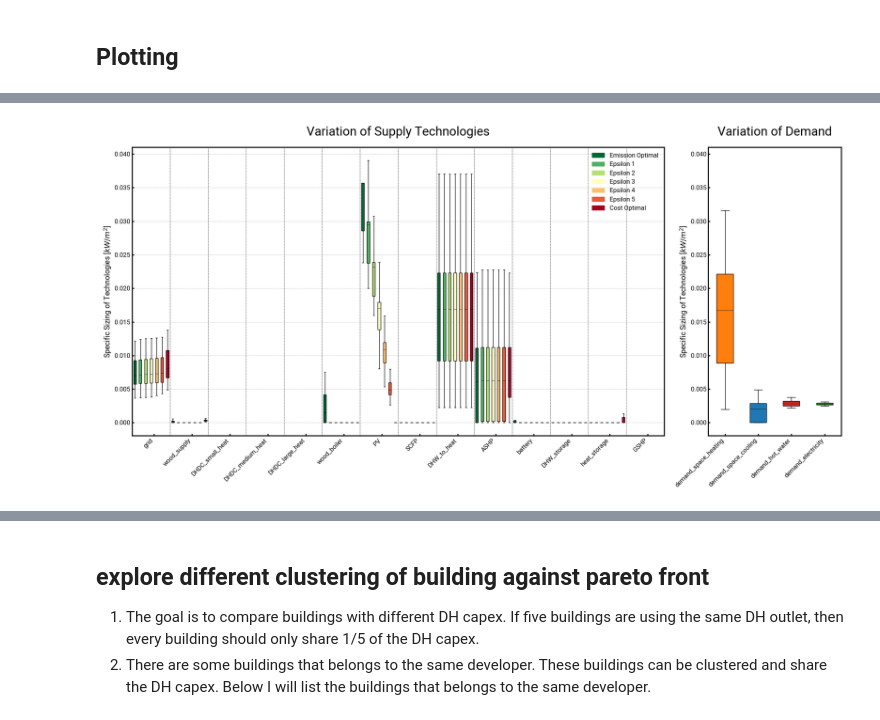
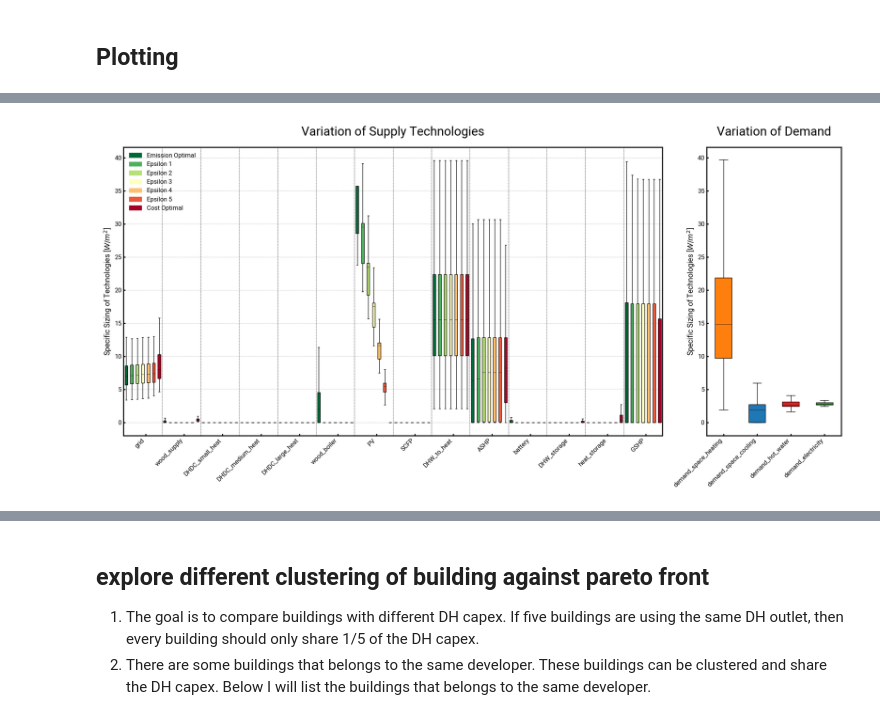
Before and after one commit to yiqiaowang-arch/trustParetoFronts, a Jupyter notebook: pareto_front_analysis.ipynb, the cells around one changed output, grey strips where cells are left out. Saved outputs shown, nothing was run; the diff lists cells and outputs as text; code cells hidden in the pictures.

```diff
--- a/pareto_front_analysis.ipynb
+++ b/pareto_front_analysis.ipynb
@@ -112,11 +112,11 @@ for idx, csv in enumerate(ls_csv):
         continue
 
     # plot once every 10 buildings
-    i += 1
-    if i % 10 == 0:
-        pass
-    else:
-        continue
+    # i += 1
+    # if i % 10 == 0:
+    #     pass
+    # else:
+    #     continue
 
     # # if wood_boiler is 2000 at emission optimal (the first row), then it's oversized, change it to the DHW demand
     # if building_sizing.loc[0, 'wood_boiler'] == 2000:
@@ -136,7 +136,7 @@ for idx, csv in enumerate(ls_csv):
     building_sizing_per_m2.index = pd.MultiIndex.from_product([[building_name], building_sizing_per_m2.index], names=['building', 'epsilon'])
 
     # add the building_sizing_per_m2 to df_tech_cap to the bottom, but keep the multiindex
-    df_tech_cap = pd.concat([df_tech_cap, building_sizing_per_m2], axis=0)
+    df_tech_cap = pd.concat([df_tech_cap, building_sizing_per_m2], axis=0).fillna(0)
 
     building_year = zone_df.loc[building_name, 'YEAR']
     building_color = colormap(year_norm(building_year))
@@ -150,6 +150,9 @@ for idx, csv in enumerate(ls_csv):
     ax1.fill(df_pareto['emission'][polygon_indices], df_pareto['cost'][polygon_indices], color=building_color, alpha=0.3)
     # then, plot the current status with hollow circle
     ax1.plot(df_pareto['emission'].loc[999], df_pareto['cost'].loc[999], marker='o', color=building_color, markersize=10, markerfacecolor='none')
+
+    # annotate with building name
+    ax1.annotate(building_name, (df_pareto['emission'].loc[999], df_pareto['cost'].loc[999]), textcoords="offset points", xytext=(0, 5), ha='center', fontsize=4)
 
 # Plot final graph
 ax1.set_ylabel('cost [$CHF/m^2$]')
@@ -228,7 +231,7 @@ df_supply_tech = df_supply_tech.drop(index=999, level=1)
 n_epsilon = df_demand_tech.index.get_level_values('epsilon').nunique() # one of them is the current status
 
 # Create a figure with two subplots side by side, with a shared y-axis and width ratio of 3:1
-fig, axs = plt.subplots(1, 2, figsize=(20, 10), gridspec_kw={'width_ratios': [4, 1]})
+fig3, axs = plt.subplots(1, 2, figsize=(20, 10), gridspec_kw={'width_ratios': [4, 1]})
 
 # Boxplot without outliers and with a custom hatch pattern
 boxprops = dict(linestyle='-', linewidth=1, color='k')  # Custom box properties
@@ -245,7 +248,7 @@ for i, tech in enumerate(df_supply_tech.columns):
     # for example: if there are 3 epsilon cuts and 2 buildings, the data will be [b1e1, b1e2, b1e3, b2e1, b2e2, b2e3]
     # after the reshape, the data will be [[b1e1, b1e2, b1e3], [b2e1, b2e2, b2e3]]
     tech_data = df_supply_tech[tech].values.reshape((-1, n_epsilon))  # type: ignore
-    bp = axs[0].boxplot(tech_data, positions=np.arange(start=i*n_epsilon, stop=i*n_epsilon+n_epsilon),
+    bp = axs[0].boxplot(tech_data*1000, positions=np.arange(start=i*n_epsilon, stop=i*n_epsilon+n_epsilon), # tech_data orignally in kW/m2, convert to W/m2
                         patch_artist=True, showfliers=False, boxprops=boxprops, medianprops=medianprops)
     # Fill each box with a color according to its epsilon cut
     for j, box in enumerate(bp['boxes']):
@@ -254,35 +257,35 @@ for i, tech in enumerate(df_supply_tech.columns):
 # Create a boxplot for each demand technology, but only one box per technology
 for i, tech in enumerate(df_demand_tech.columns):
     tech_data = df_demand_tech[tech].values.reshape((-1, n_epsilon)).mean(axis=1) # type: ignore
-    bp = axs[1].boxplot(tech_data, positions=[i], patch_artist=True,
+    bp = axs[1].boxplot(tech_data*1000, positions=[i], patch_artist=True, # tech_data orignally in kW/m2, convert to W/m2
                         showfliers=False, boxprops=boxprops, medianprops=medianprops, widths=0.5)  # Set position to a single value and adjust the width
     # Fill each box with a color according to its epsilon cut
     for j, box in enumerate(bp['boxes']):
         box.set(facecolor=demand_colors[i])
 
 # Set the x-axis labels to the technology names
 axs[0].set_xticks(np.arange(n_epsilon/2, len(df_supply_tech.columns)*n_epsilon, n_epsilon))  # Set x-ticks to the middle box of each technology group
 axs[0].set_xticklabels(df_supply_tech.columns, rotation=45)
 axs[0].set_title('Variation of Supply Technologies', fontsize=24)
-axs[0].set_ylabel('Specific Sizing of Technologies [$kW/m^2$]', fontsize=14)
+axs[0].set_ylabel('Specific Sizing of Technologies [$W/m^2$]', fontsize=14)
 axs[0].yaxis.grid(True, linestyle='--', linewidth=0.5)
 # Draw vertical lines to separate the technologies inbetween the boundary boxes, not on the box
 for i in range(n_epsilon, len(df_supply_tech.columns)*n_epsilon, n_epsilon):
     axs[0].axvline(x=i-0.5, color='k', linestyle='--', linewidth=0.5)  # Subtract 0.5 from the x position
 # Create a custom legend for the epsilon cuts
 ls_epsilon_cut = ['Emission Optimal'] +[f'Epsilon {i+1}' for i in range(n_epsilon-2)] + ['Cost Optimal']
 legend_patches = [mpatches.Patch(color=cmap(i), label=ls_epsilon_cut[i]) for i in range(n_epsilon)]
 axs[0].legend(handles=legend_patches, loc='best')
 
 axs[1].set_xticks(range(len(df_demand_tech.columns)))  # Set x-ticks to the middle box of each technology group
 axs[1].set_xticklabels(df_demand_tech.columns, rotation=45)
 axs[1].set_title('Variation of Demand', fontsize=24)
-axs[1].set_ylabel('Specific Sizing of Technologies [$kW/m^2$]', fontsize=14)
+axs[1].set_ylabel('Specific Sizing of Technologies [$W/m^2$]', fontsize=14)
 axs[1].sharey(axs[0])
 # Align the x-axis labels to the right
 for ax in axs:
     for label in ax.get_xticklabels():
         label.set_horizontalalignment('right')
-fig.tight_layout()
+fig3.tight_layout()
 # %% [output]
-[figure, old version]
+[figure, new version]
```
Also changed, not shown: parts of 3 cells of this notebook.
